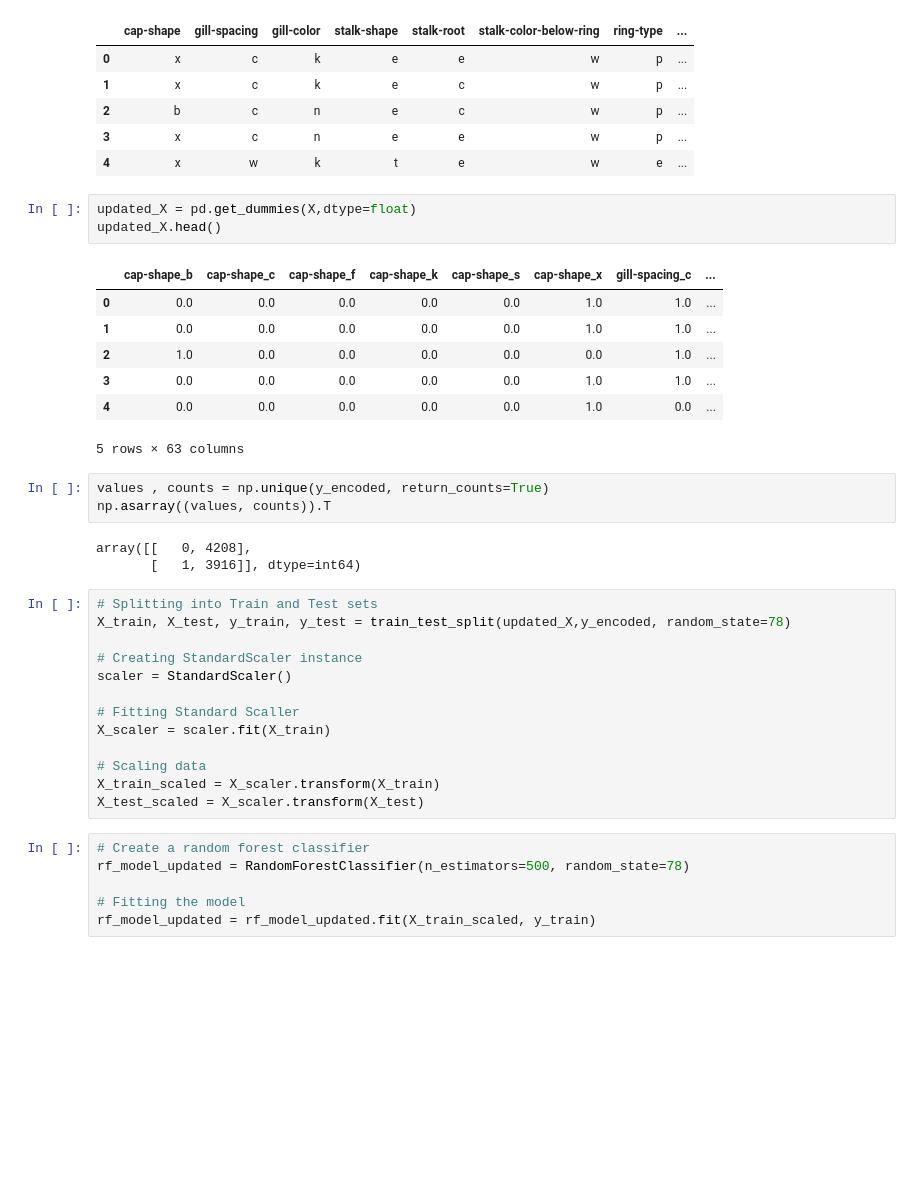
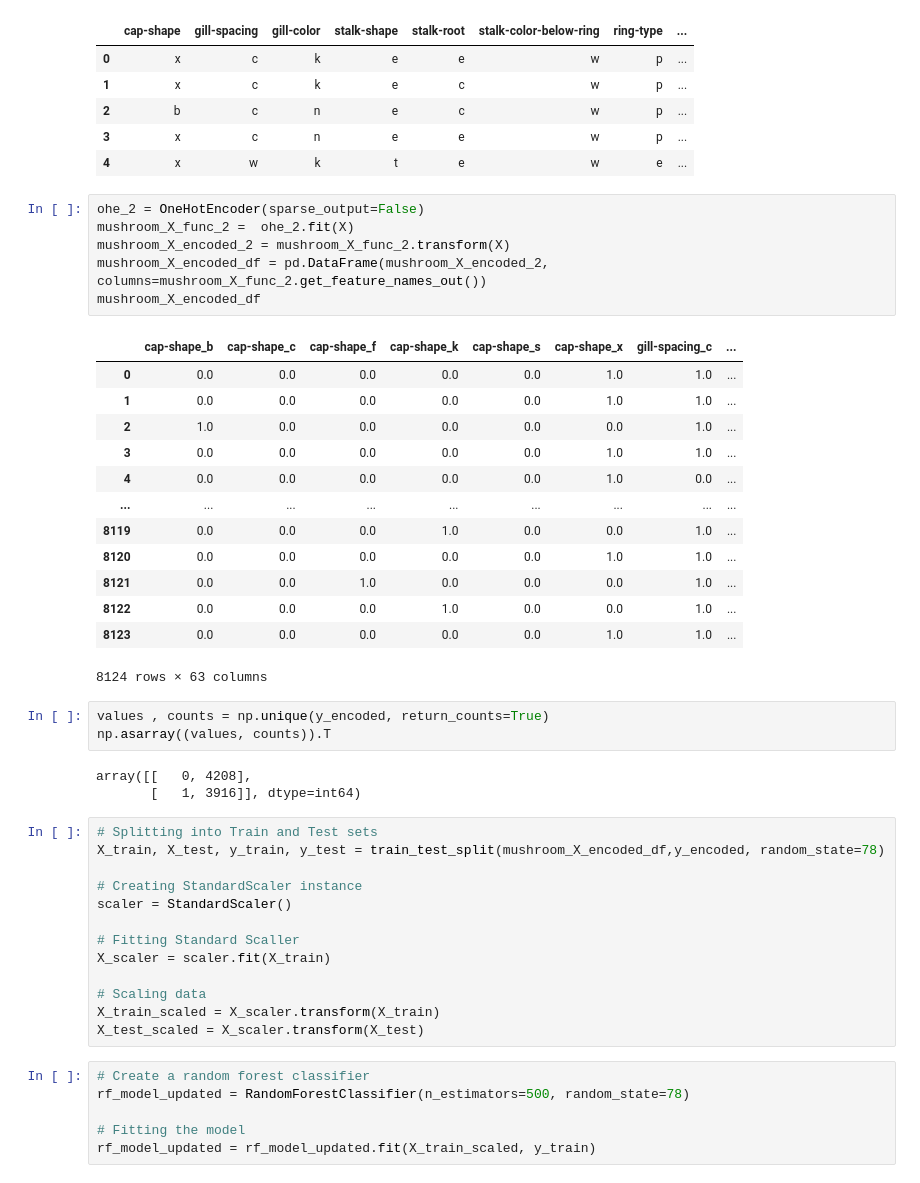
Before and after one commit to Nomadic-Shedevil/Project_4_Group_1, a Jupyter notebook: Random_Forest_Analysis.ipynb, the cells around one changed output. Drawn from its saved outputs; the diff is of its cells as text; blank space fills up the shorter version.

```diff
--- a/Random_Forest_Analysis.ipynb
+++ b/Random_Forest_Analysis.ipynb
@@ -291,17 +309,26 @@ X[:5]
 | 2 | b | c | n | e | c | w | p | ... |
 | 3 | x | c | n | e | e | w | p | ... |
 | 4 | x | w | k | t | e | w | e | ... |
-# %%
-updated_X = pd.get_dummies(X,dtype=float)
-updated_X.head()
-# %% [output]
-|  | cap-shape_b | cap-shape_c | cap-shape_f | cap-shape_k | cap-shape_s | cap-shape_x | gill-spacing_c | ... |
-| 0 | 0.0 | 0.0 | 0.0 | 0.0 | 0.0 | 1.0 | 1.0 | ... |
-| 1 | 0.0 | 0.0 | 0.0 | 0.0 | 0.0 | 1.0 | 1.0 | ... |
-| 2 | 1.0 | 0.0 | 0.0 | 0.0 | 0.0 | 0.0 | 1.0 | ... |
-| 3 | 0.0 | 0.0 | 0.0 | 0.0 | 0.0 | 1.0 | 1.0 | ... |
-| 4 | 0.0 | 0.0 | 0.0 | 0.0 | 0.0 | 1.0 | 0.0 | ... |
-5 rows × 63 columns
+# %%
+ohe_2 = OneHotEncoder(sparse_output=False)
+mushroom_X_func_2 =  ohe_2.fit(X)
+mushroom_X_encoded_2 = mushroom_X_func_2.transform(X)
+mushroom_X_encoded_df = pd.DataFrame(mushroom_X_encoded_2, columns=mushroom_X_func_2.get_feature_names_out())
+mushroom_X_encoded_df
+# %% [output]
+|  | cap-shape_b | cap-shape_c | cap-shape_f | cap-shape_k | cap-shape_s | cap-shape_x | gill-spacing_c | ... |
+| 0 | 0.0 | 0.0 | 0.0 | 0.0 | 0.0 | 1.0 | 1.0 | ... |
+| 1 | 0.0 | 0.0 | 0.0 | 0.0 | 0.0 | 1.0 | 1.0 | ... |
+| 2 | 1.0 | 0.0 | 0.0 | 0.0 | 0.0 | 0.0 | 1.0 | ... |
+| 3 | 0.0 | 0.0 | 0.0 | 0.0 | 0.0 | 1.0 | 1.0 | ... |
+| 4 | 0.0 | 0.0 | 0.0 | 0.0 | 0.0 | 1.0 | 0.0 | ... |
+| ... | ... | ... | ... | ... | ... | ... | ... | ... |
+| 8119 | 0.0 | 0.0 | 0.0 | 1.0 | 0.0 | 0.0 | 1.0 | ... |
+| 8120 | 0.0 | 0.0 | 0.0 | 0.0 | 0.0 | 1.0 | 1.0 | ... |
+| 8121 | 0.0 | 0.0 | 1.0 | 0.0 | 0.0 | 0.0 | 1.0 | ... |
+| 8122 | 0.0 | 0.0 | 0.0 | 1.0 | 0.0 | 0.0 | 1.0 | ... |
+| 8123 | 0.0 | 0.0 | 0.0 | 0.0 | 0.0 | 1.0 | 1.0 | ... |
+8124 rows × 63 columns
 # %%
 values , counts = np.unique(y_encoded, return_counts=True)
 np.asarray((values, counts)).T
@@ -310,7 +337,7 @@ array([[   0, 4208],
        [   1, 3916]], dtype=int64)
 # %%
 # Splitting into Train and Test sets
-X_train, X_test, y_train, y_test = train_test_split(updated_X,y_encoded, random_state=78)
+X_train, X_test, y_train, y_test = train_test_split(mushroom_X_encoded_df,y_encoded, random_state=78)
 
 # Creating StandardScaler instance
 scaler = StandardScaler()
```
Also changed, not shown: parts of 7 cells of this notebook, 2 other files.
